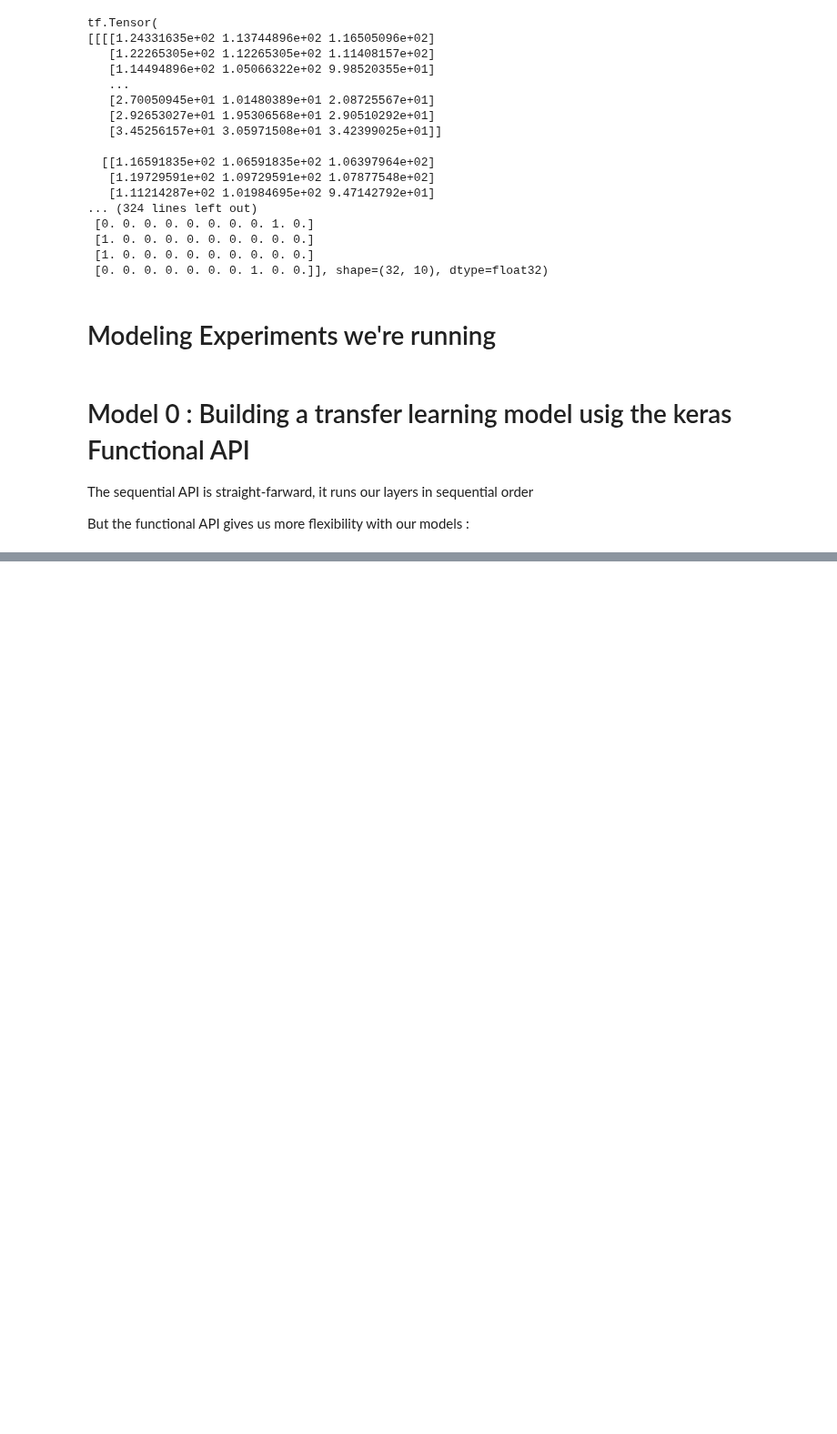
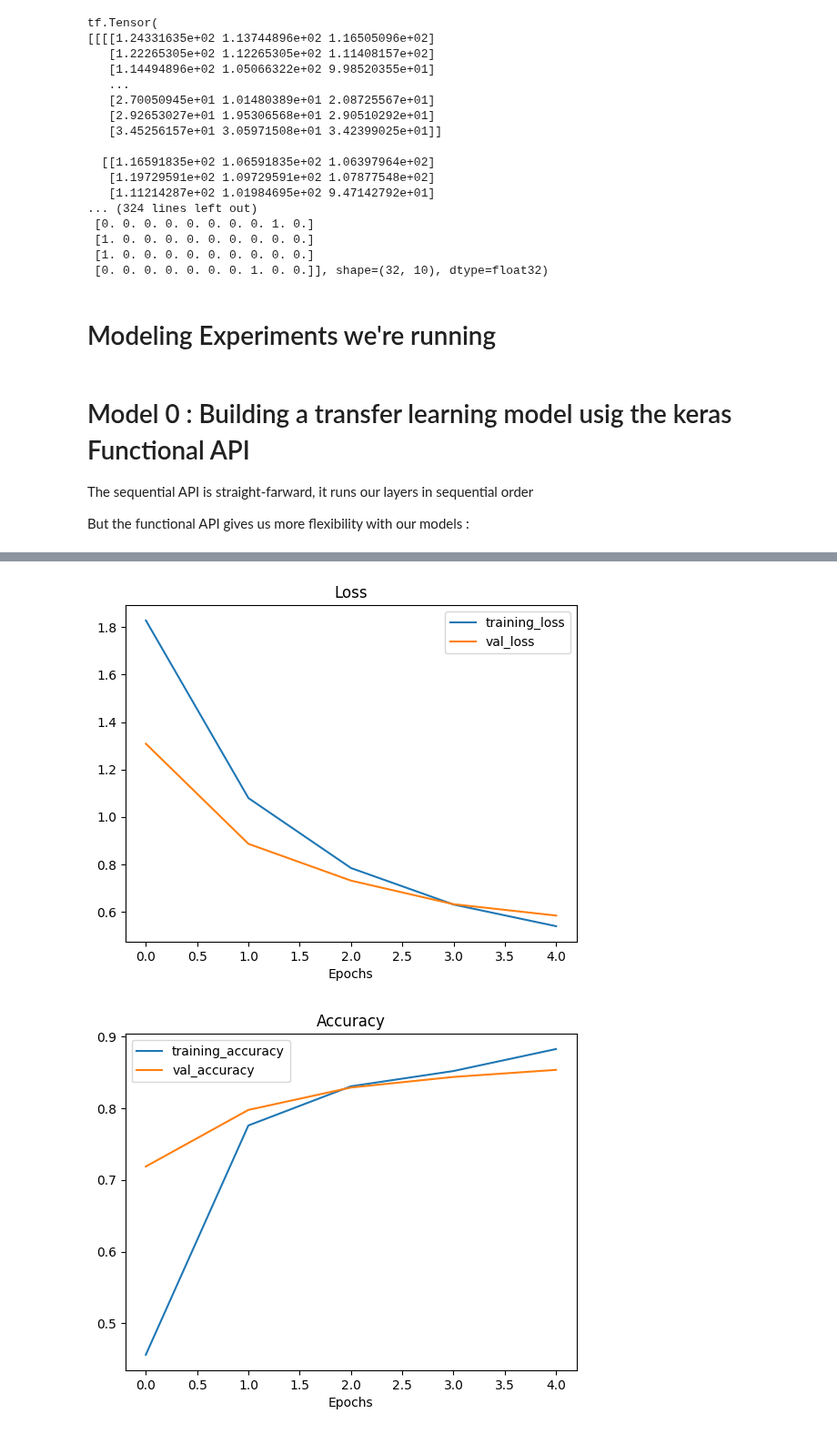
Before and after one commit to iamchenchu/Deep-Learnig-with-TensorFlow, a Jupyter notebook: 06_transfer_learning_in_tensorflow_part2_fine_tuning.ipynb, the cells around one changed output, grey strips where cells are left out. Shown at 91% size. Drawn from its saved outputs; the diff is of its cells as text; code cells hidden in the pictures; blank space fills up the shorter version.

```diff
--- a/06_transfer_learning_in_tensorflow_part2_fine_tuning.ipynb
+++ b/06_transfer_learning_in_tensorflow_part2_fine_tuning.ipynb
@@ -205,7 +205,7 @@ model_0.compile(loss ="categorical_crossentropy",
                 metrics = ["accuracy"])
 
 #10.Fit the model
-model_0.fit(train_data_10_percent,
+history_10_percent=model_0.fit(train_data_10_percent,
             epochs =5,
             steps_per_epoch = len(train_data_10_percent),
             validation_data = test_data,
@@ -304,3 +301,9 @@ Total params: 4062381 (15.50 MB)
 Trainable params: 12810 (50.04 KB)
 Non-trainable params: 4049571 (15.45 MB)
 _________________________________________________________________
+# %%
+#Check out our model's training curves
+plot_loss_curves(history_10_percent)
+# %% [output]
+[figure, added]
+[figure, added]
```
Also changed, not shown: parts of 9 cells of this notebook.
